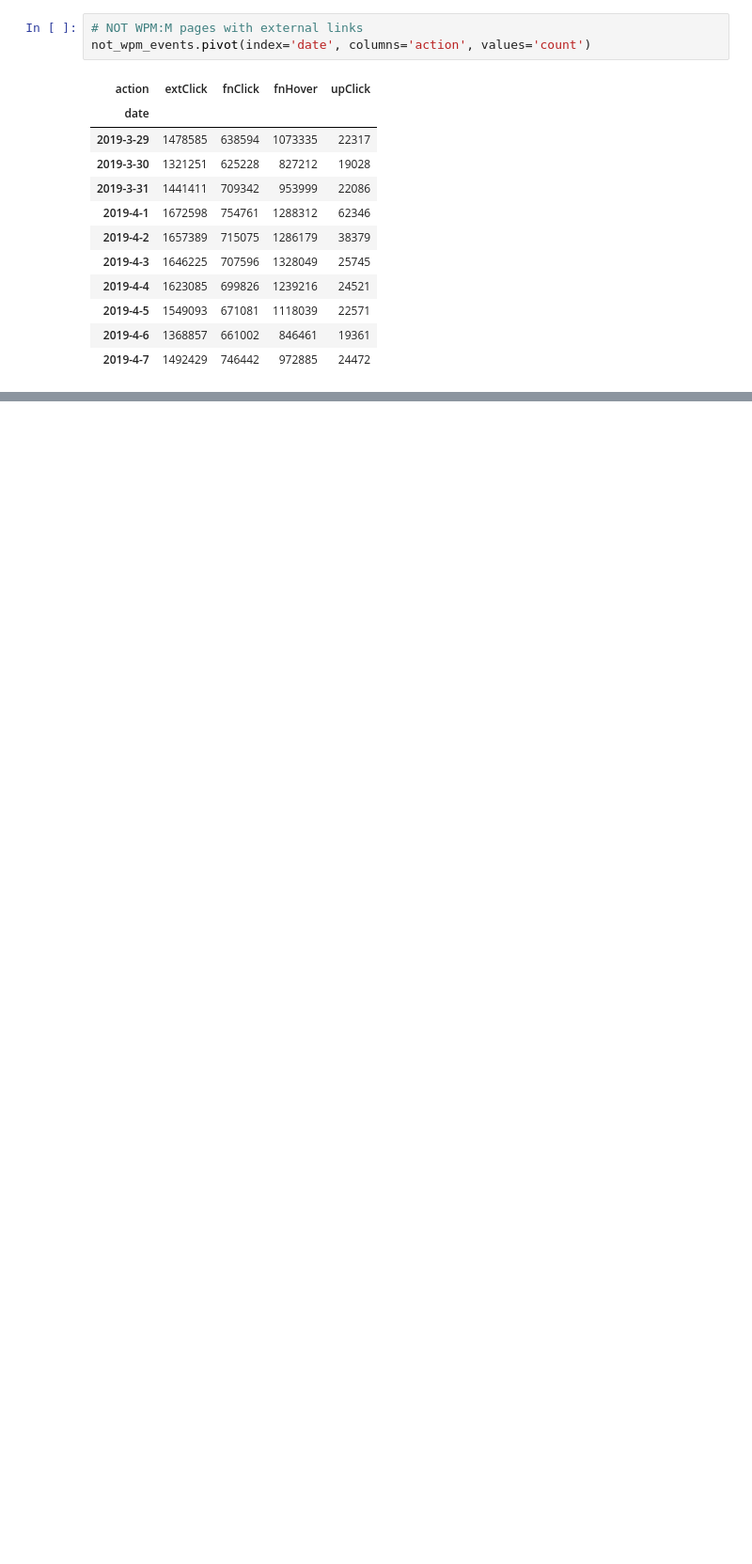
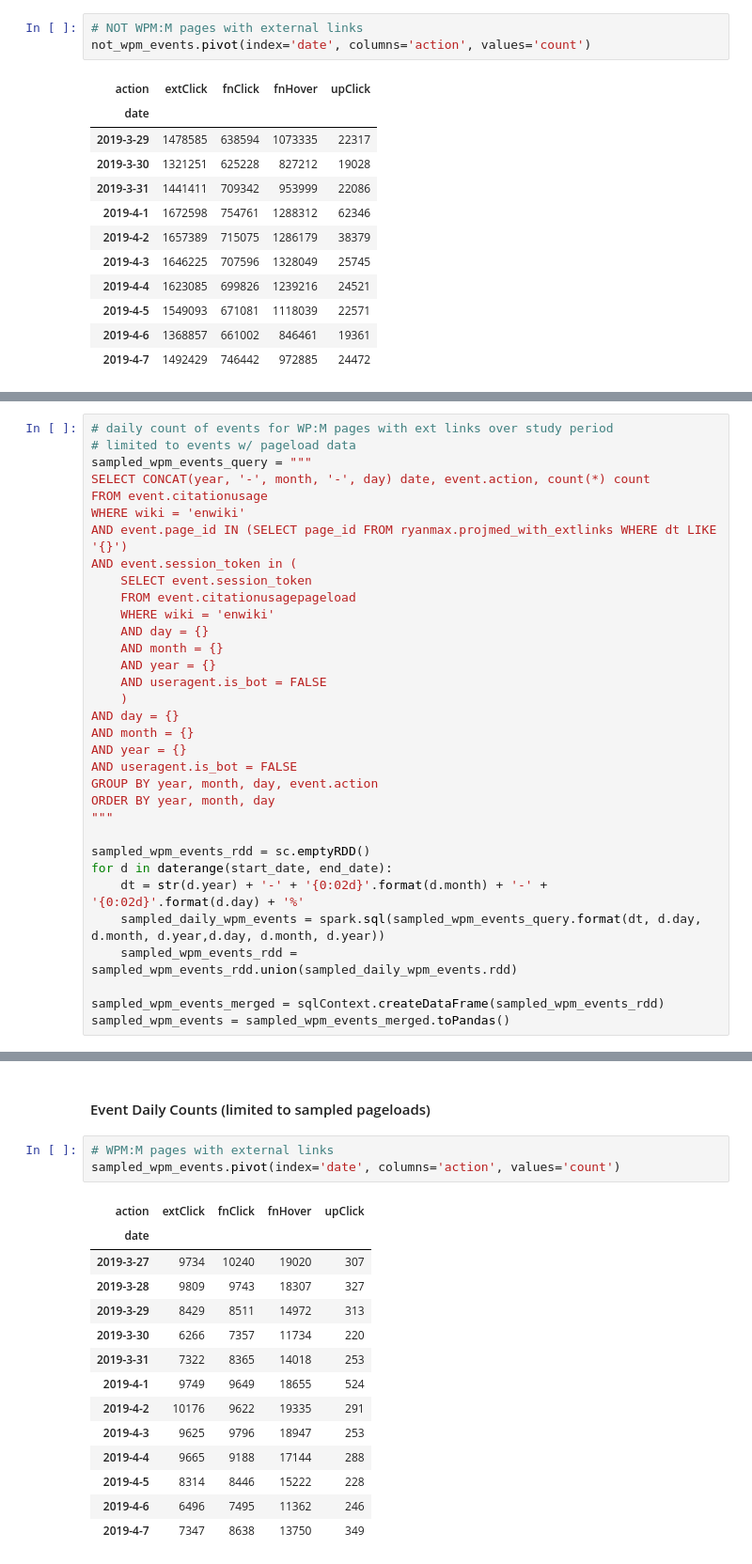
Before and after one commit to elifesciences-publications/wiki-citation-usage, a Jupyter notebook: pageload-event.ipynb, the cells around one changed output, grey strips where cells are left out. Shown at 94% size. Cells and saved outputs as stored; diff of their text form; blank space fills up the shorter version.

```diff
--- a/pageload-event.ipynb
+++ b/pageload-event.ipynb
@@ -399,0 +407,33 @@ not_wpm_events.pivot(index='date', columns='action', values='count')
+# %%
+# daily count of events for WP:M pages with ext links over study period
+# limited to events w/ pageload data
+sampled_wpm_events_query = """
+SELECT CONCAT(year, '-', month, '-', day) date, event.action, count(*) count
+FROM event.citationusage
+WHERE wiki = 'enwiki'
+AND event.page_id IN (SELECT page_id FROM ryanmax.projmed_with_extlinks WHERE dt LIKE '{}')
+AND event.session_token in (
+    SELECT event.session_token
+    FROM event.citationusagepageload
+    WHERE wiki = 'enwiki'
+    AND day = {}
+    AND month = {}
+    AND year = {}
+    AND useragent.is_bot = FALSE
+    )
+AND day = {}
+AND month = {}
+AND year = {}
+AND useragent.is_bot = FALSE
+GROUP BY year, month, day, event.action
+ORDER BY year, month, day
+"""
+
+sampled_wpm_events_rdd = sc.emptyRDD()
+for d in daterange(start_date, end_date):
+    dt = str(d.year) + '-' + '{0:02d}'.format(d.month) + '-' + '{0:02d}'.format(d.day) + '%'
+    sampled_daily_wpm_events = spark.sql(sampled_wpm_events_query.format(dt, d.day, d.month, d.year,d.day, d.month, d.year))
+    sampled_wpm_events_rdd = sampled_wpm_events_rdd.union(sampled_daily_wpm_events.rdd)
+
+sampled_wpm_events_merged = sqlContext.createDataFrame(sampled_wpm_events_rdd)
+sampled_wpm_events = sampled_wpm_events_merged.toPandas()
@@ -399,0 +539,20 @@ not_wpm_events.pivot(index='date', columns='action', values='count')
+# %% [markdown]
+#### Event Daily Counts (limited to sampled pageloads)
+# %%
+# WPM:M pages with external links
+sampled_wpm_events.pivot(index='date', columns='action', values='count')
+# %% [output]
+| action | extClick | fnClick | fnHover | upClick |
+| date |  |  |  |  |
+| 2019-3-27 | 9734 | 10240 | 19020 | 307 |
+| 2019-3-28 | 9809 | 9743 | 18307 | 327 |
+| 2019-3-29 | 8429 | 8511 | 14972 | 313 |
+| 2019-3-30 | 6266 | 7357 | 11734 | 220 |
+| 2019-3-31 | 7322 | 8365 | 14018 | 253 |
+| 2019-4-1 | 9749 | 9649 | 18655 | 524 |
+| 2019-4-2 | 10176 | 9622 | 19335 | 291 |
+| 2019-4-3 | 9625 | 9796 | 18947 | 253 |
+| 2019-4-4 | 9665 | 9188 | 17144 | 288 |
+| 2019-4-5 | 8314 | 8446 | 15222 | 228 |
+| 2019-4-6 | 6496 | 7495 | 11362 | 246 |
+| 2019-4-7 | 7347 | 8638 | 13750 | 349 |
```
Also changed, not shown: parts of 17 cells of this notebook.
